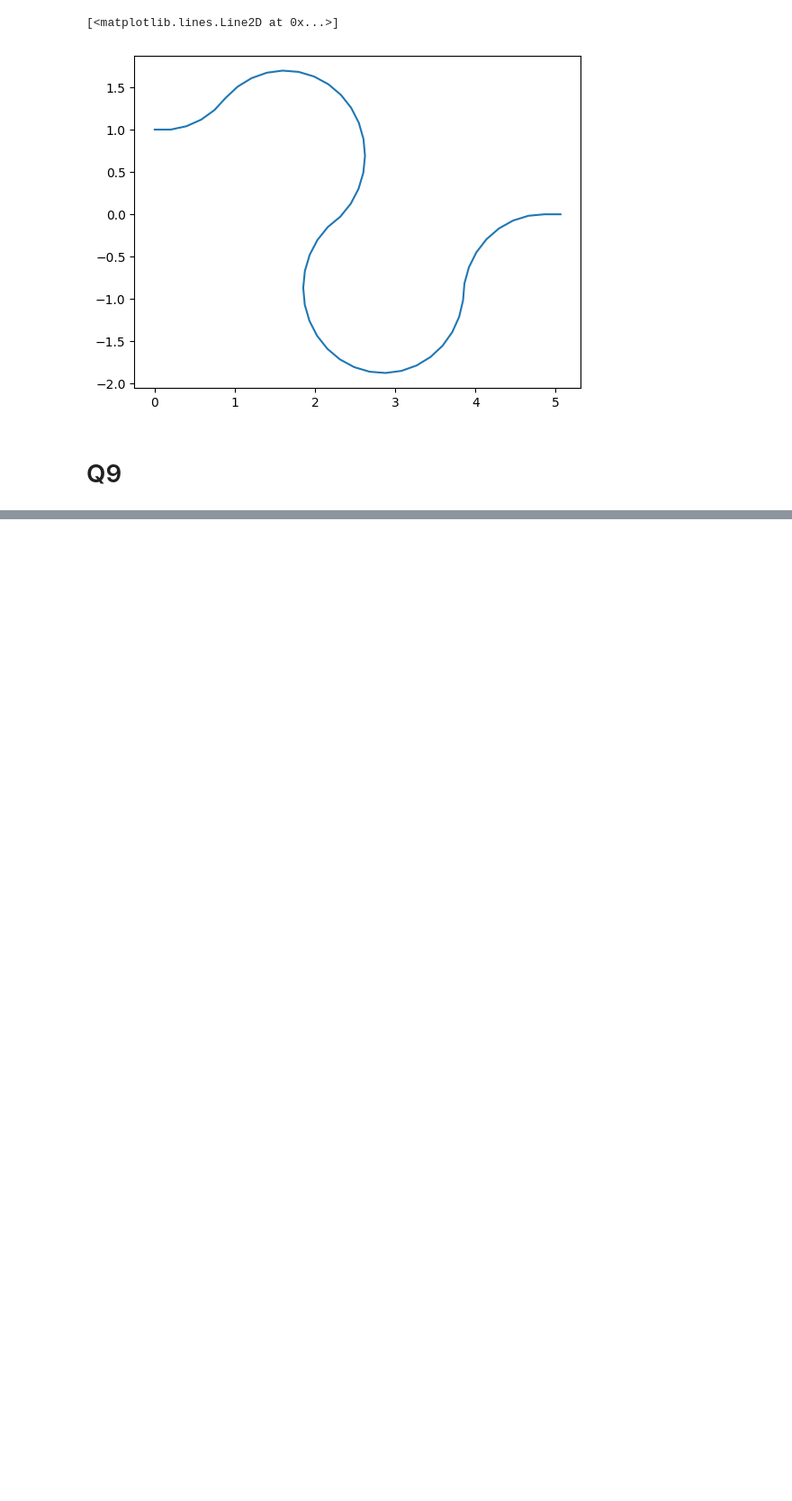
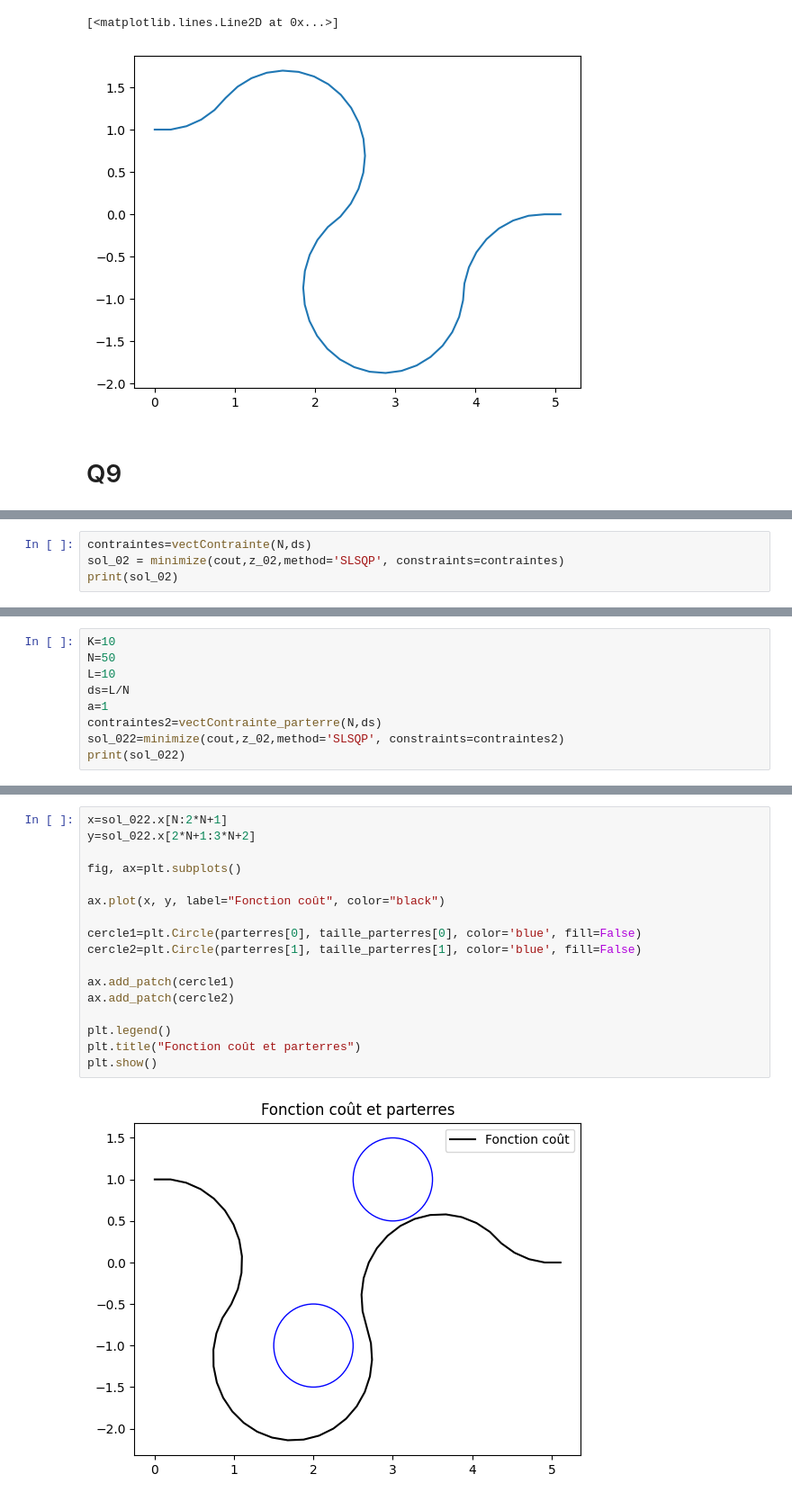
Before and after one commit to leclercrafael/Optim_tuyaux, a Jupyter notebook: projet.ipynb, the cells around one changed output, grey strips where cells are left out. Shown: that part at 90% size. Drawn from its saved outputs; the diff is of its cells as text; blank space fills up the shorter version.

```diff
--- a/projet.ipynb
+++ b/projet.ipynb
@@ -285,0 +439,4 @@ La nouvelle valeur initiale doit respecter les contraintes et particulièrement
+# %%
+contraintes=vectContrainte(N,ds)
+sol_02 = minimize(cout,z_02,method='SLSQP', constraints=contraintes)
+print(sol_02)
@@ -285,0 +538,9 @@ La nouvelle valeur initiale doit respecter les contraintes et particulièrement
+# %%
+K=10
+N=50
+L=10
+ds=L/N
+a=1
+contraintes2=vectContrainte_parterre(N,ds)
+sol_022=minimize(cout,z_02,method='SLSQP', constraints=contraintes2)
+print(sol_022)
@@ -285,0 +557,19 @@ La nouvelle valeur initiale doit respecter les contraintes et particulièrement
+# %%
+x=sol_022.x[N:2*N+1]
+y=sol_022.x[2*N+1:3*N+2]
+
+fig, ax=plt.subplots()
+
+ax.plot(x, y, label="Fonction coût", color="black")
+
+cercle1=plt.Circle(parterres[0], taille_parterres[0], color='blue', fill=False)
+cercle2=plt.Circle(parterres[1], taille_parterres[1], color='blue', fill=False)
+
+ax.add_patch(cercle1)
+ax.add_patch(cercle2)
+
+plt.legend()
+plt.title("Fonction coût et parterres")
+plt.show()
+# %% [output]
+[figure, added]
```
Also changed, not shown: parts of 17 cells of this notebook.
